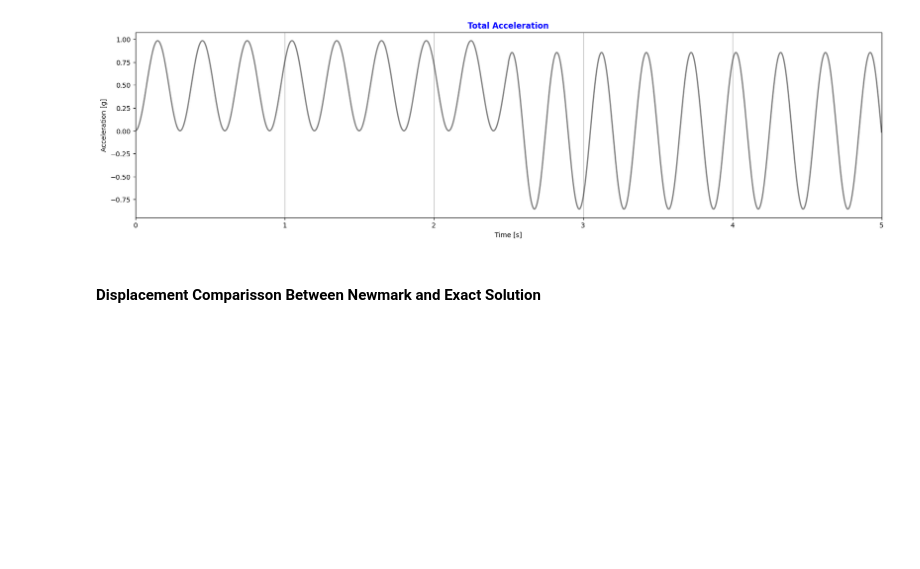
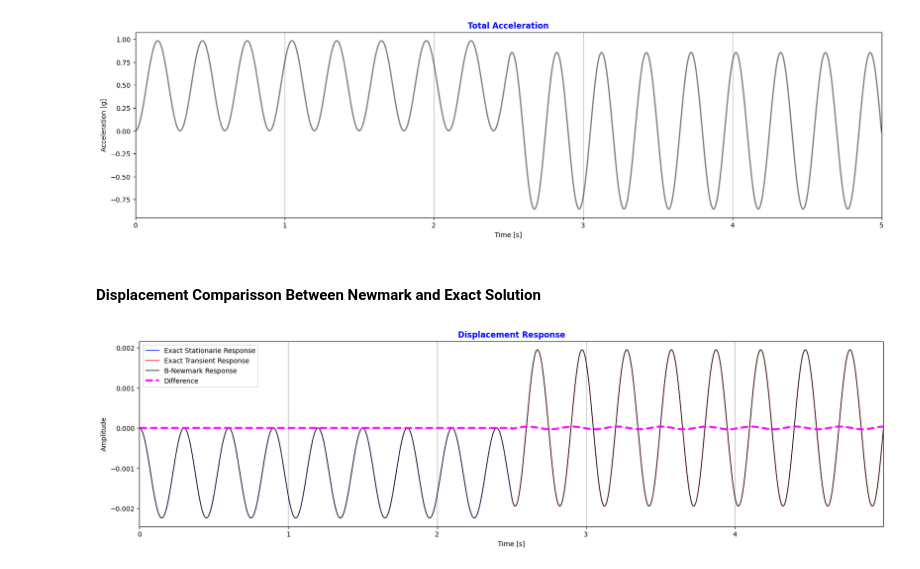
Before and after one commit to LuisGonzalo-Villamarin/Repo_Seismic_Desing, a Jupyter notebook: examples/Example_Free_motion.ipynb, the cells around one changed output. Saved outputs shown, nothing was run; the diff lists cells and outputs as text; code cells hidden in the pictures; blank space fills up the shorter version.

```diff
--- a/examples/Example_Free_motion.ipynb
+++ b/examples/Example_Free_motion.ipynb
@@ -550,15 +550,21 @@ atgrap.plot_Avst()
 # %% [markdown]
 #### Displacement Comparisson Between Newmark and Exact Solution
 # %%
+xe_xt = (np.concatenate((xe, xt)))
+
+diff = xn1[0:-1] - xe_xt
+
 fig, ax = plt.subplots(1,1, figsize = (20,5))
 ax.plot(tie, xe, color = (0,0,1), lw = 1.0, label = 'Exact Stationarie Response')
 ax.plot(tit, xt, color = (1,0,0), lw = 1.0, label = 'Exact Transient Response')
-ax.plot(xn1, TI, color = (0,0,1), lw = 1.0, label = 'Exact Stationarie Response')
-ax.plot(tie[-1], xe[-1], marker = 'o', markersize = 10, markerfacecolor = (1,1,1), markeredgecolor = (0,0,0))
-ax.set_title('Diaplacement Reponse', fontsize = 12, color = [0,0,1], fontweight = 'bold')
+ax.plot(TI, xn1, color = (0,0,0), lw = 1.0, label = 'B-Newmark Response')
+ax.plot(TI[0:-1], diff, color = (1,0,1),ls = '--', lw = 3.0, label = 'Difference')
+ax.set_title('Displacement Response', fontsize = 12, color = [0,0,1], fontweight = 'bold')
 ax.set_ylabel('Amplitude')
 ax.set_xlabel('Time [s]')
 ax.grid(visible= True, axis= 'x')
 ax.set_xlim(0, tit[-1])
 ax.legend(loc='best')
 plt.show()
+# %% [output]
+[figure, added]
```
